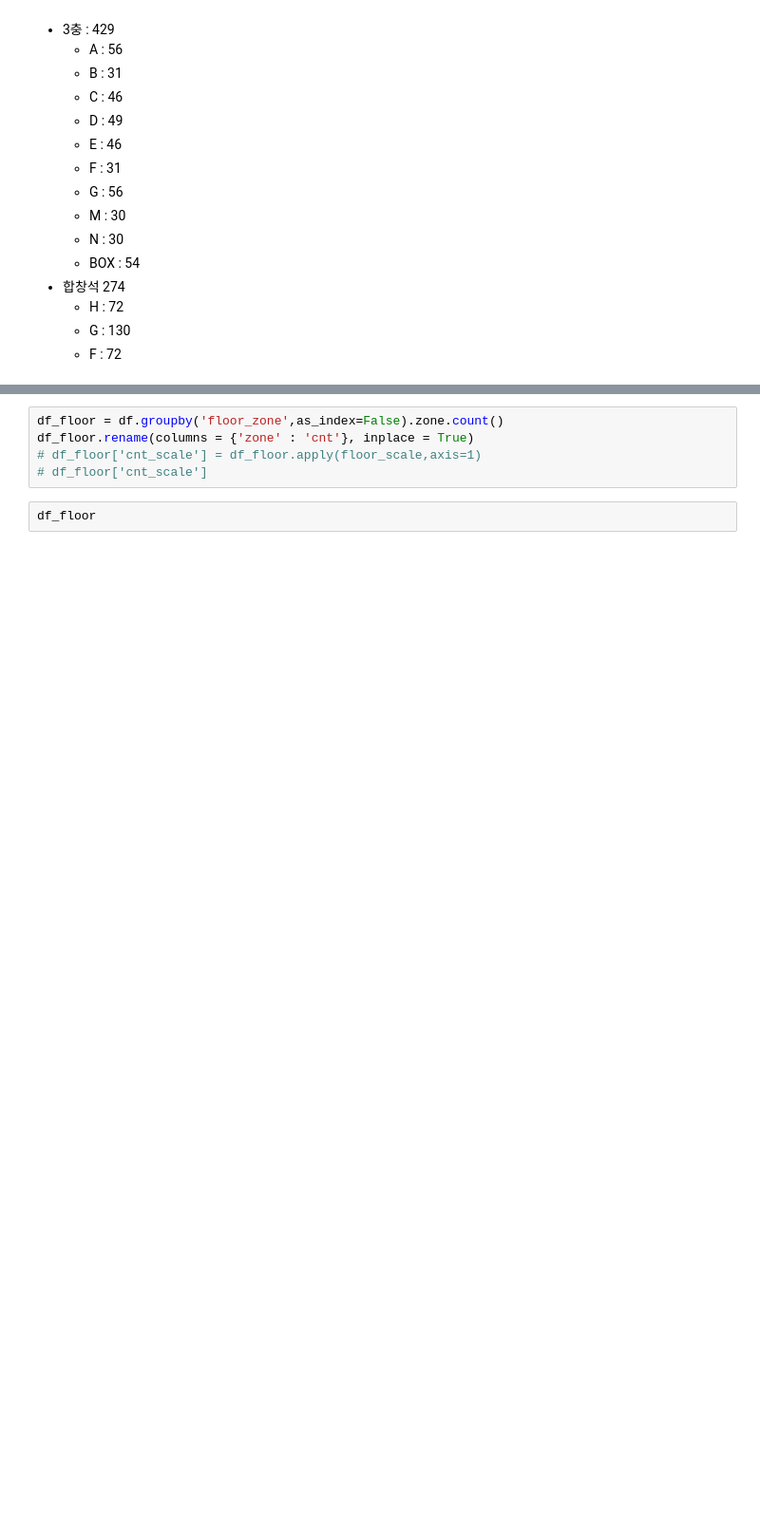
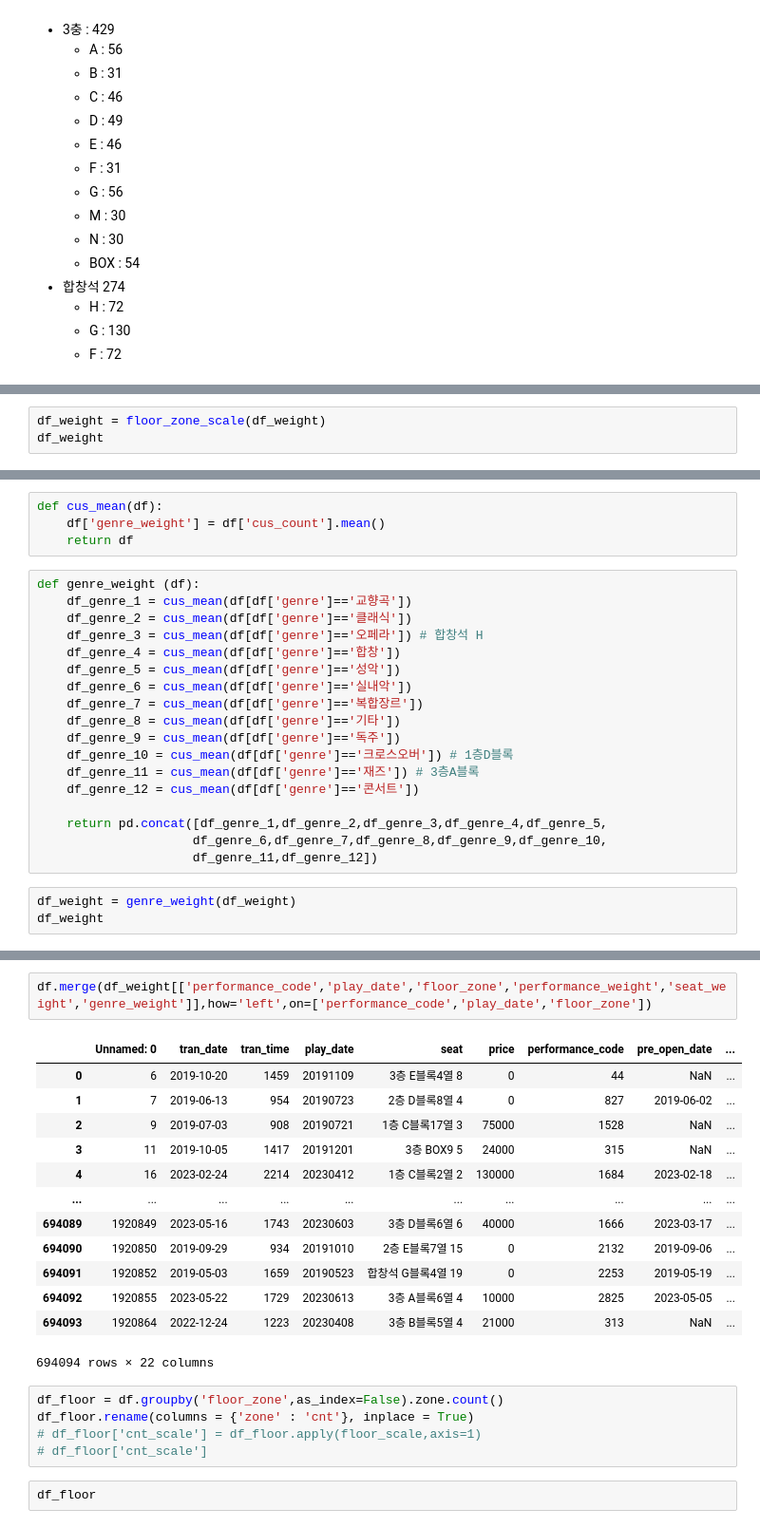
Before and after one commit to damidaa/bigcontest_2023, a Jupyter notebook: preprocessing/EDA.ipynb, the cells around one changed output, grey strips where cells are left out. Shown at 95% size. Saved outputs shown, nothing was run; the diff lists cells and outputs as text; blank space fills up the shorter version.

```diff
--- a/preprocessing/EDA.ipynb
+++ b/preprocessing/EDA.ipynb
@@ -242,0 +247,3 @@ def floor_zone_scale(df):
+# %%
+df_weight = floor_zone_scale(df_weight)
+df_weight
@@ -242,0 +264,25 @@ def floor_zone_scale(df):
+# %%
+def cus_mean(df):
+    df['genre_weight'] = df['cus_count'].mean()
+    return df
+# %%
+def genre_weight (df):
+    df_genre_1 = cus_mean(df[df['genre']=='교향곡'])
+    df_genre_2 = cus_mean(df[df['genre']=='클래식'])
+    df_genre_3 = cus_mean(df[df['genre']=='오페라']) # 합창석 H
+    df_genre_4 = cus_mean(df[df['genre']=='합창'])
+    df_genre_5 = cus_mean(df[df['genre']=='성악'])
+    df_genre_6 = cus_mean(df[df['genre']=='실내악'])
+    df_genre_7 = cus_mean(df[df['genre']=='복합장르'])
+    df_genre_8 = cus_mean(df[df['genre']=='기타'])
+    df_genre_9 = cus_mean(df[df['genre']=='독주'])
+    df_genre_10 = cus_mean(df[df['genre']=='크로스오버']) # 1층D블록
+    df_genre_11 = cus_mean(df[df['genre']=='재즈']) # 3층A블록
+    df_genre_12 = cus_mean(df[df['genre']=='콘서트'])
+
+    return pd.concat([df_genre_1,df_genre_2,df_genre_3,df_genre_4,df_genre_5,
+                     df_genre_6,df_genre_7,df_genre_8,df_genre_9,df_genre_10,
+                     df_genre_11,df_genre_12])
+# %%
+df_weight = genre_weight(df_weight)
+df_weight
@@ -243,3 +303,19 @@ def floor_zone_scale(df):
+# %%
+df.merge(df_weight[['performance_code','play_date','floor_zone','performance_weight','seat_weight','genre_weight']],how='left',on=['performance_code','play_date','floor_zone'])
+# %% [output]
+|  | Unnamed: 0 | tran_date | tran_time | play_date | seat | price | performance_code | pre_open_date | ... |
+| 0 | 6 | 2019-10-20 | 1459 | 20191109 | 3층 E블록4열 8 | 0 | 44 | NaN | ... |
+| 1 | 7 | 2019-06-13 | 954 | 20190723 | 2층 D블록8열 4 | 0 | 827 | 2019-06-02 | ... |
+| 2 | 9 | 2019-07-03 | 908 | 20190721 | 1층 C블록17열 3 | 75000 | 1528 | NaN | ... |
+| 3 | 11 | 2019-10-05 | 1417 | 20191201 | 3층 BOX9 5 | 24000 | 315 | NaN | ... |
+| 4 | 16 | 2023-02-24 | 2214 | 20230412 | 1층 C블록2열 2 | 130000 | 1684 | 2023-02-18 | ... |
+| ... | ... | ... | ... | ... | ... | ... | ... | ... | ... |
+| 694089 | 1920849 | 2023-05-16 | 1743 | 20230603 | 3층 D블록6열 6 | 40000 | 1666 | 2023-03-17 | ... |
+| 694090 | 1920850 | 2019-09-29 | 934 | 20191010 | 2층 E블록7열 15 | 0 | 2132 | 2019-09-06 | ... |
+| 694091 | 1920852 | 2019-05-03 | 1659 | 20190523 | 합창석 G블록4열 19 | 0 | 2253 | 2019-05-19 | ... |
+| 694092 | 1920855 | 2023-05-22 | 1729 | 20230613 | 3층 A블록6열 4 | 10000 | 2825 | 2023-05-05 | ... |
+| 694093 | 1920864 | 2022-12-24 | 1223 | 20230408 | 3층 B블록5열 4 | 21000 | 313 | NaN | ... |
+694094 rows × 22 columns
 # %%
 df_floor = df.groupby('floor_zone',as_index=False).zone.count()
 df_floor.rename(columns = {'zone' : 'cnt'}, inplace = True)
```
Also changed, not shown: parts of 27 cells of this notebook.
